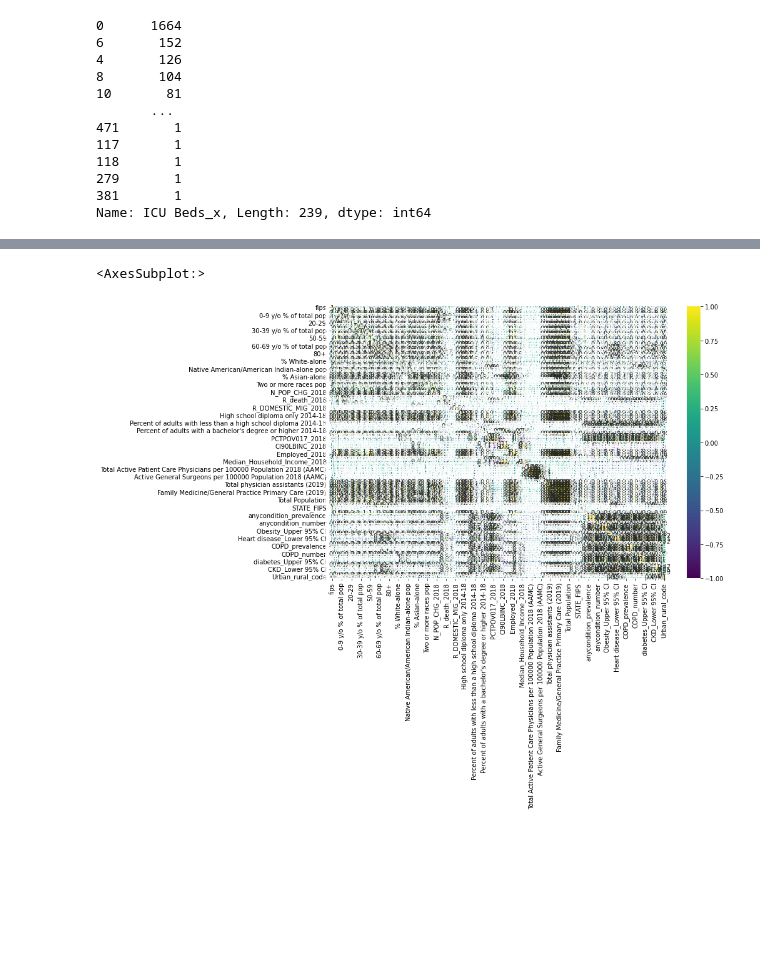
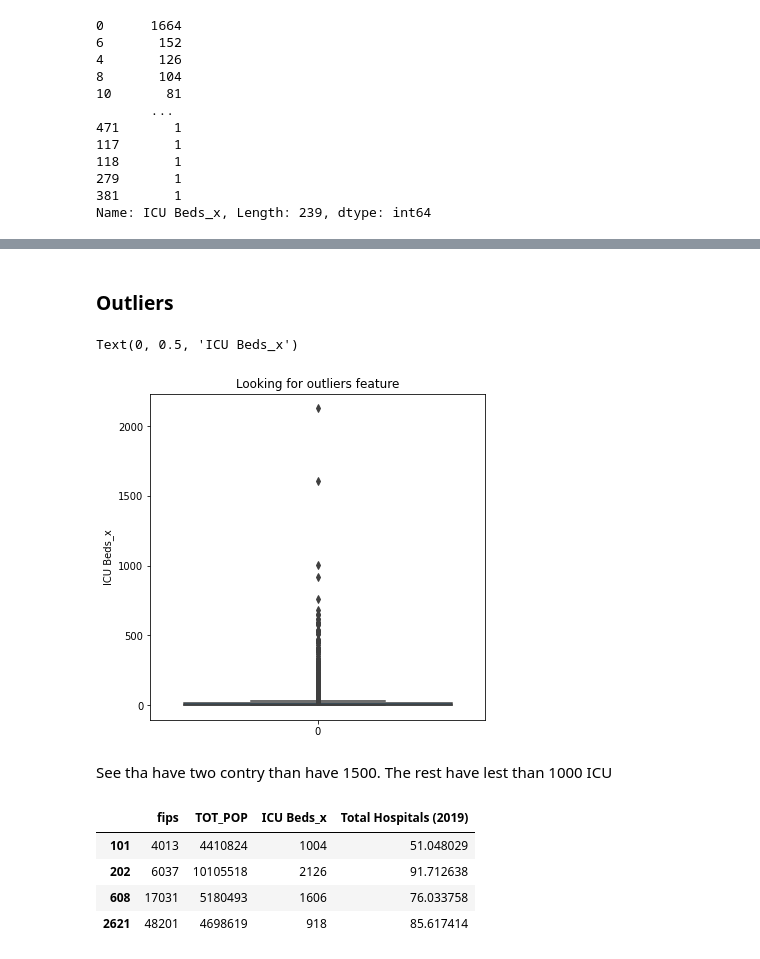
Before and after one commit to sgso-free/Regularized_Linear_Regression_Project_Tutorial, a Jupyter notebook: src/explore.ipynb, the cells around one changed output, grey strips where cells are left out. Drawn from its saved outputs; the diff is of its cells as text; code cells hidden in the pictures; blank space fills up the shorter version.

```diff
--- a/src/explore.ipynb
+++ b/src/explore.ipynb
@@ -84,6 +86,21 @@ describe[['ICU Beds_x','Total nurse practitioners (2019)','Total physician assis
-# %%
-plt.figure(figsize=(12, 8))
-sns.heatmap(df.corr(), annot=True,cmap='viridis', vmax=1, vmin=-1, center=0)
-# %% [output]
-<AxesSubplot:>
-[figure, removed]
+# %% [markdown]
+### Outliers
+# %%
+#Let's evaluate our 'ICU Beds_x' variable.
+plt.figure(figsize=(6,6))
+sns.boxplot(data=df['ICU Beds_x'])
+plt.title('Looking for outliers feature')
+plt.ylabel('ICU Beds_x')
+# %% [output]
+Text(0, 0.5, 'ICU Beds_x')
+[figure, added]
+# %% [markdown]
+See tha have two contry than have 1500. The rest have lest than 1000 ICU
+# %%
+df[df["ICU Beds_x"]>800][['fips','TOT_POP','ICU Beds_x','Total Hospitals (2019)']]
+# %% [output]
+|  | fips | TOT_POP | ICU Beds_x | Total Hospitals (2019) |
+| 101 | 4013 | 4410824 | 1004 | 51.048029 |
+| 202 | 6037 | 10105518 | 2126 | 91.712638 |
+| 608 | 17031 | 5180493 | 1606 | 76.033758 |
+| 2621 | 48201 | 4698619 | 918 | 85.617414 |
```
Also changed, not shown: parts of 37 cells of this notebook, 2 other files.
